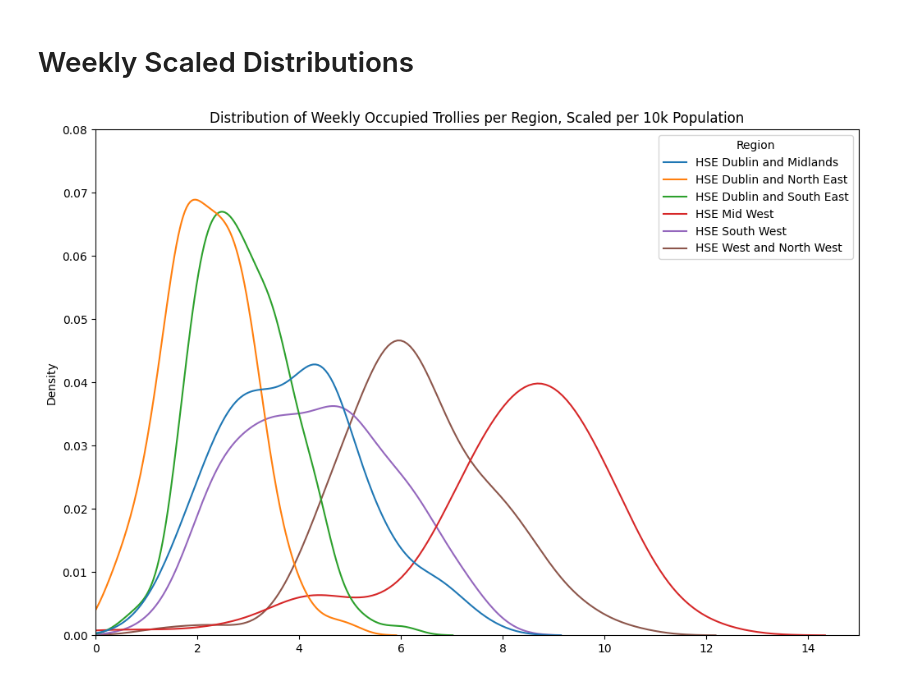
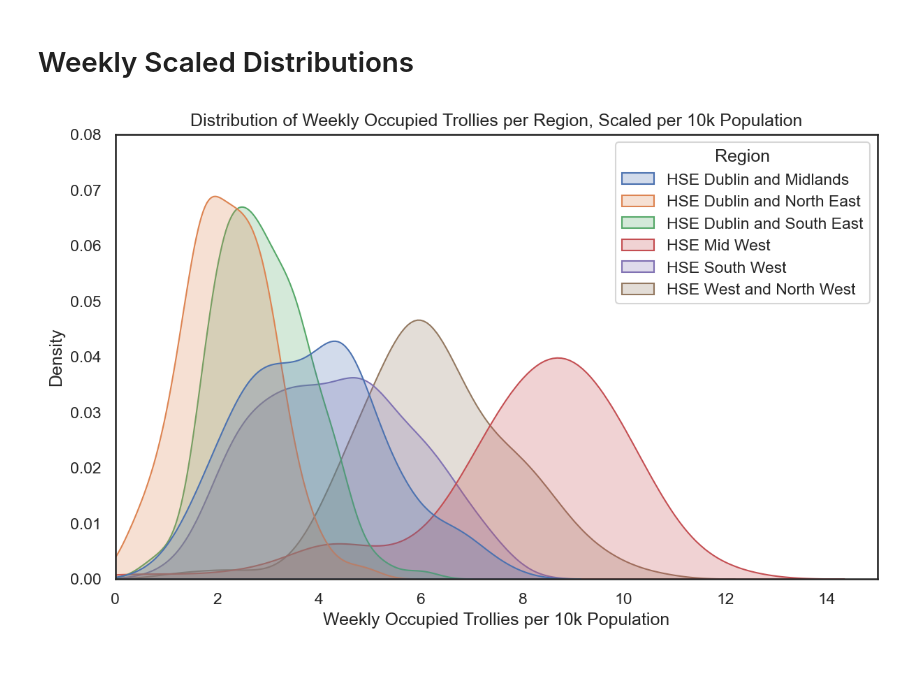
Before and after one commit to hotsoupisgood/scraping-hse-trolly-data, a Jupyter notebook: exploratory/distributions.ipynb, the cells around one changed output. Saved outputs shown, nothing was run; the diff lists cells and outputs as text; code cells hidden in the pictures.

```diff
--- a/exploratory/distributions.ipynb
+++ b/exploratory/distributions.ipynb
@@ -2,6 +2,9 @@
 import pandas as pd
 import seaborn as sns
 import matplotlib.pyplot as plt
+
+sns.set_theme(style="white")
+
 df=pd.read_csv('../data/uec_data_2023_2025_full.csv')
 # %%
 df['weekday']= pd.to_datetime(df['Date'], dayfirst=True).dt.day_of_week
@@ -55,10 +52,12 @@ df=pd.read_csv('../data/long_weekly_scaledPer10k.csv')
 # %%
 
-plt.figure(figsize=(12,8))
-sns.kdeplot(data=df.pivot(columns='Region', values='Value'))
+plt.figure(figsize=(8,5), dpi=150, layout='constrained')
+ax = plt.gca()
+sns.kdeplot(data=df.pivot(columns='Region', values='Value'), ax=ax, fill=True)
+ax.set_xlabel("Weekly Occupied Trollies per 10k Population")
 plt.xlim(0, 15)
 plt.ylim(0, .08)
 plt.title("Distribution of Weekly Occupied Trollies per Region, Scaled per 10k Population")
 plt.show()
 # %% [output]
-[figure, old version]
+[figure, new version]
```
Also changed, not shown: parts of 7 cells of this notebook, 19 other files.
